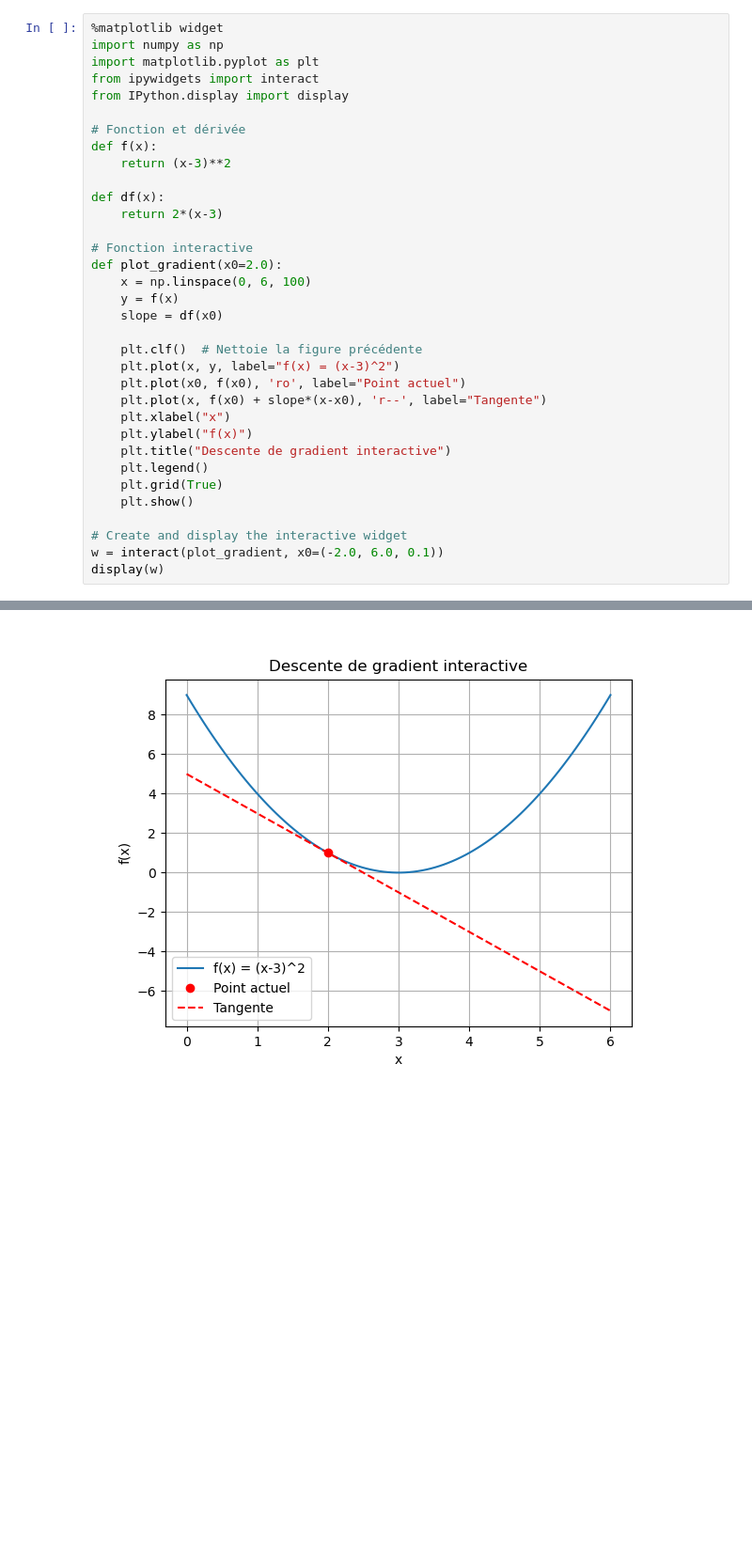
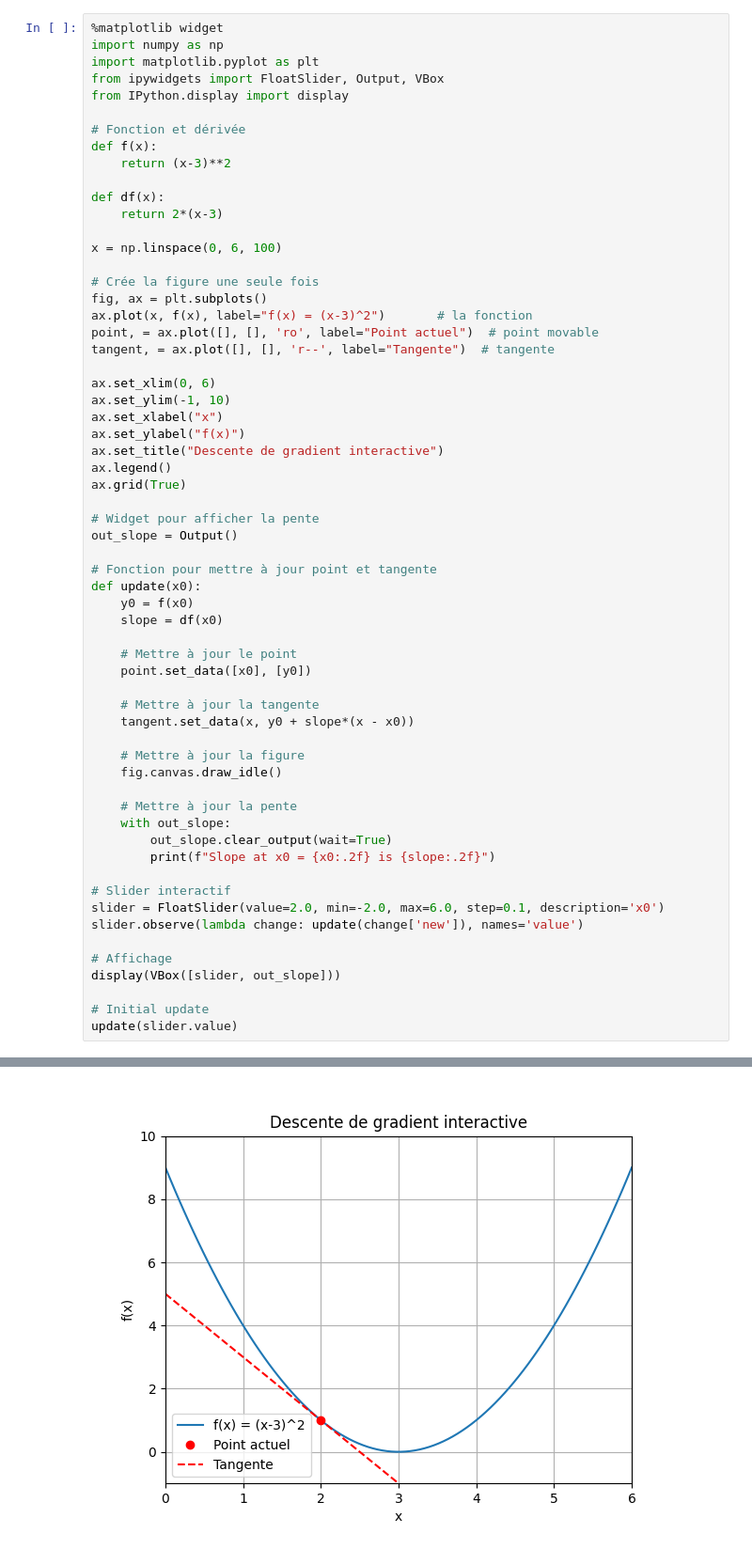
Before and after one commit to gthvn1/neurone, a Jupyter notebook: un_neurone.ipynb, the cells around one changed output, grey strips where cells are left out. Shown at 94% size. Drawn from its saved outputs; the diff is of its cells as text; blank space fills up the shorter version.

```diff
--- a/un_neurone.ipynb
+++ b/un_neurone.ipynb
@@ -16,7 +16,7 @@ L’apprentissage ajuste les poids en suivant le gradient de la fonction d’err
 %matplotlib widget
 import numpy as np
 import matplotlib.pyplot as plt
-from ipywidgets import interact
+from ipywidgets import FloatSlider, Output, VBox
 from IPython.display import display
 
 # Fonction et dérivée
@@ -26,24 +26,51 @@ def f(x):
 def df(x):
     return 2*(x-3)
 
-# Fonction interactive
-def plot_gradient(x0=2.0):
-    x = np.linspace(0, 6, 100)
-    y = f(x)
+x = np.linspace(0, 6, 100)
+
+# Crée la figure une seule fois
+fig, ax = plt.subplots()
+ax.plot(x, f(x), label="f(x) = (x-3)^2")       # la fonction
+point, = ax.plot([], [], 'ro', label="Point actuel")  # point movable
+tangent, = ax.plot([], [], 'r--', label="Tangente")  # tangente
+
+ax.set_xlim(0, 6)
+ax.set_ylim(-1, 10)
+ax.set_xlabel("x")
+ax.set_ylabel("f(x)")
+ax.set_title("Descente de gradient interactive")
+ax.legend()
+ax.grid(True)
+
+# Widget pour afficher la pente
+out_slope = Output()
+
+# Fonction pour mettre à jour point et tangente
+def update(x0):
+    y0 = f(x0)
     slope = df(x0)
 
-    plt.clf()  # Nettoie la figure précédente
-    plt.plot(x, y, label="f(x) = (x-3)^2")
-    plt.plot(x0, f(x0), 'ro', label="Point actuel")
-    plt.plot(x, f(x0) + slope*(x-x0), 'r--', label="Tangente")
-    plt.xlabel("x")
-    plt.ylabel("f(x)")
-    plt.title("Descente de gradient interactive")
-    plt.legend()
-    plt.grid(True)
-    plt.show()
+    # Mettre à jour le point
+    point.set_data([x0], [y0])
 
-# Create and display the interactive widget
-w = interact(plot_gradient, x0=(-2.0, 6.0, 0.1))
-display(w)
+    # Mettre à jour la tangente
+    tangent.set_data(x, y0 + slope*(x - x0))
+
+    # Mettre à jour la figure
+    fig.canvas.draw_idle()
+
+    # Mettre à jour la pente
+    with out_slope:
+        out_slope.clear_output(wait=True)
+        print(f"Slope at x0 = {x0:.2f} is {slope:.2f}")
+
+# Slider interactif
+slider = FloatSlider(value=2.0, min=-2.0, max=6.0, step=0.1, description='x0')
+slider.observe(lambda change: update(change['new']), names='value')
+
+# Affichage
+display(VBox([slider, out_slope]))
+
+# Initial update
+update(slider.value)
 # %% [output]
@@ -50 +78 @@ display(w)
-[figure, old version]
+[figure, new version]
```
Also changed, not shown: parts of 3 cells of this notebook.
